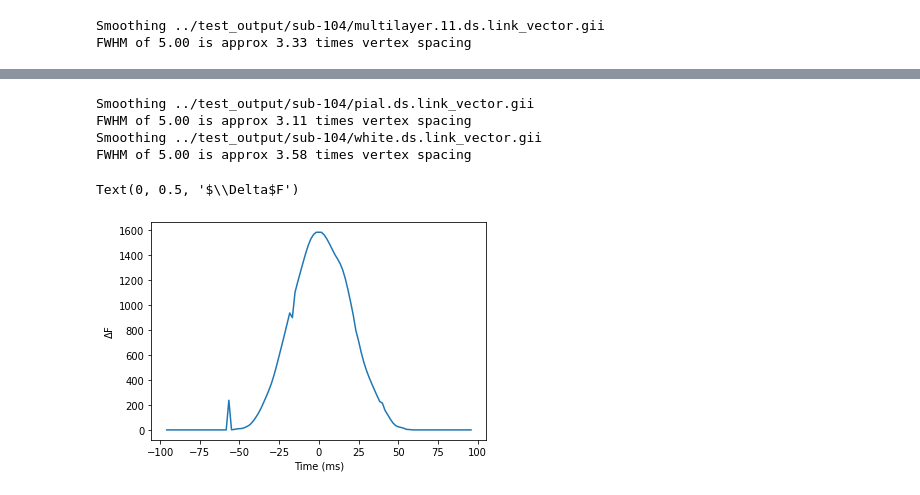
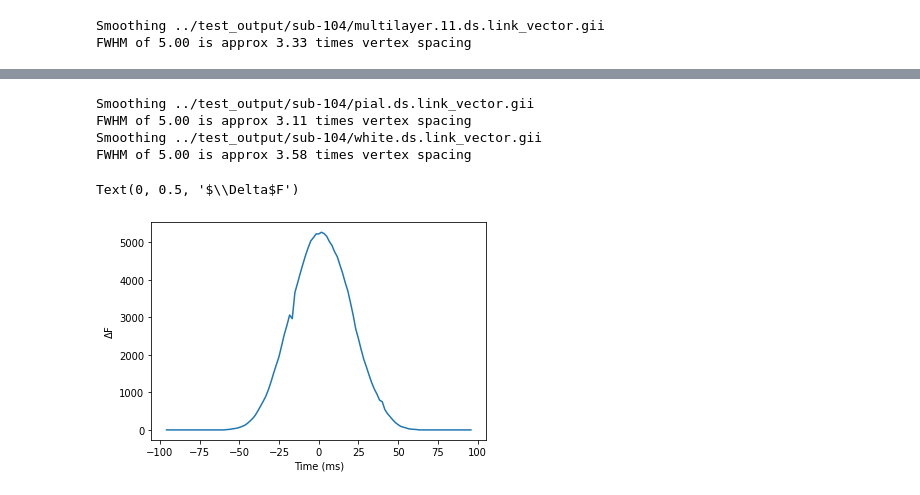
Before and after one commit to danclab/laMEG, a Jupyter notebook: tutorials/sim_sliding_win_model_comparison.ipynb, the cells around one changed output, grey strips where cells are left out. Cells and saved outputs as stored; diff of their text form; code cells hidden in the pictures.

```diff
--- a/tutorials/sim_sliding_win_model_comparison.ipynb
+++ b/tutorials/sim_sliding_win_model_comparison.ipynb
@@ -75,20 +119,16 @@ FWHM of 5.00 is approx 3.33 times vertex spacing
 # %%
-# Vertex to simulate activity at
-sim_vertex=24588
 # Strength of simulated activity (nAm)
-dipole_moment=10
-# Size of simulated patch of activity (mm)
-sim_patch_size=5
-# SNR of simulated data (dB)
-SNR=-10
+dipole_moment = 5
 # Temporal width of the simulated Gaussian
 signal_width=.025 # 25ms
+# Sampling rate (must match the data file)
+s_rate = 600
 
 # Generate 200ms of a Gaussian at a sampling rate of 600Hz (to match the data file)
 time=np.linspace(0,.2,121)
 zero_time=time[int((len(time)-1)/2+1)]
-sim_signal=np.exp(-((time-zero_time)**2)/(2*signal_width**2))
-plt.plot(time,dipole_moment*sim_signal)
+sim_signal=np.exp(-((time-zero_time)**2)/(2*signal_width**2)).reshape(1,-1)
+plt.plot(time,dipole_moment*sim_signal[0,:])
 plt.xlabel('Time (s)')
 plt.ylabel('Amplitude (nAm)')
 # %% [output]
@@ -104,29 +256,34 @@ win_overlap=True
 # %%
-# Simulate at a vertex on the pial surface
-pial_vertex=sim_vertex
-# Orientation of the simulated dipole
-pial_unit_norm=mesh.darrays[2].data[pial_vertex,:]
-prefix=f'sim_{sim_vertex}_pial.'
-
-# Generate simulated data
-pial_sim_fname=run_dipole_simulation(base_fname, prefix, pial_vertex, sim_signal, pial_unit_norm,
-                                     dipole_moment, sim_patch_size, SNR)
+# Number of temporal models for sliding time window inversion
+sliding_n_temp_modes = 4
+# Size of sliding window (in ms)
+win_size = 16
+# Whether or not windows overlap
+win_overlap = True
 
 # Run sliding time window model comparison between the first layer (pial) and the last layer (white matter)
-[Fs,wois]=sliding_window_model_comparison(sim_vertex, nas, lpa, rpa, mri_fname,
-                                          [layer_fnames[0], layer_fnames[-1]], pial_sim_fname,
-                                          patch_size=patch_size, n_temp_modes=sliding_n_temp_modes,
-                                          win_size=win_size, win_overlap=win_overlap)
+[Fs,wois] = sliding_window_model_comparison(
+    prior,
+    nas,
+    lpa,
+    rpa,
+    mri_fname,
+    [layer_fnames[0], layer_fnames[-1]],
+    pial_sim_fname,
+    patch_size=patch_size,
+    n_temp_modes=sliding_n_temp_modes,
+    win_size=win_size,
+    win_overlap=win_overlap
+)
 
-# Plot difference in free energy over time (pial minus white) - this should be negative at the beginning and end
-# of the burst, and positive at the center
+# Plot difference in free energy over time (pial minus white) - this should be positive
 plt.plot(np.mean(wois,axis=-1), Fs[0,:]-Fs[1,:])
 plt.xlabel('Time (ms)')
 plt.ylabel(r'$\Delta$F')
 # %% [output]
 Smoothing ../test_output/sub-104/pial.ds.link_vector.gii
 FWHM of 5.00 is approx 3.11 times vertex spacing
 Smoothing ../test_output/sub-104/white.ds.link_vector.gii
 FWHM of 5.00 is approx 3.58 times vertex spacing
 Text(0, 0.5, '$\\Delta$F')
-[figure, old version]
+[figure, new version]
```
Also changed, not shown: parts of 29 cells of this notebook, 1 other file.
